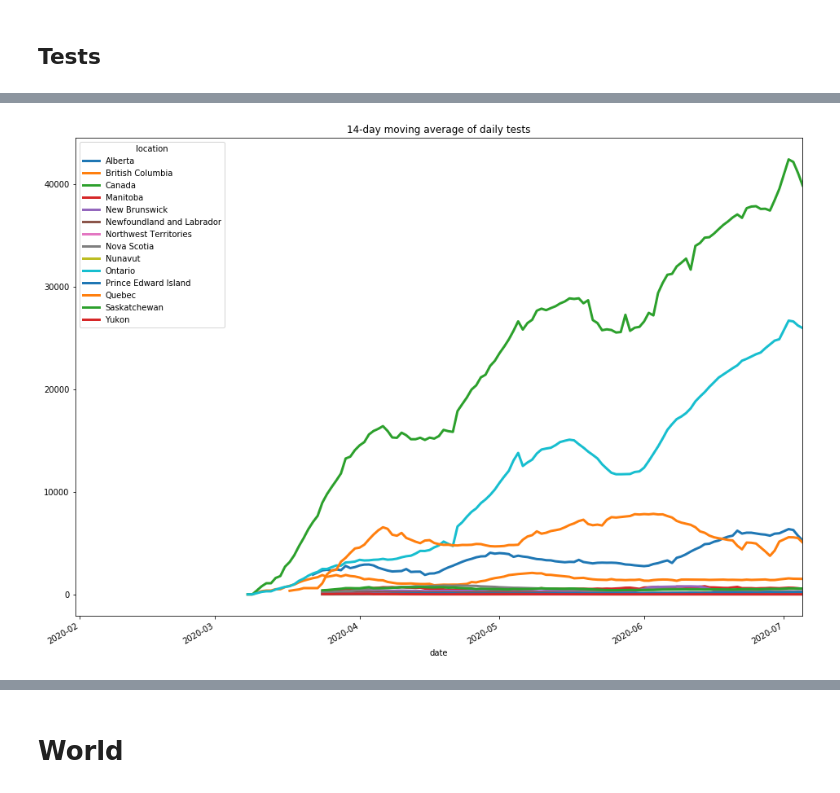
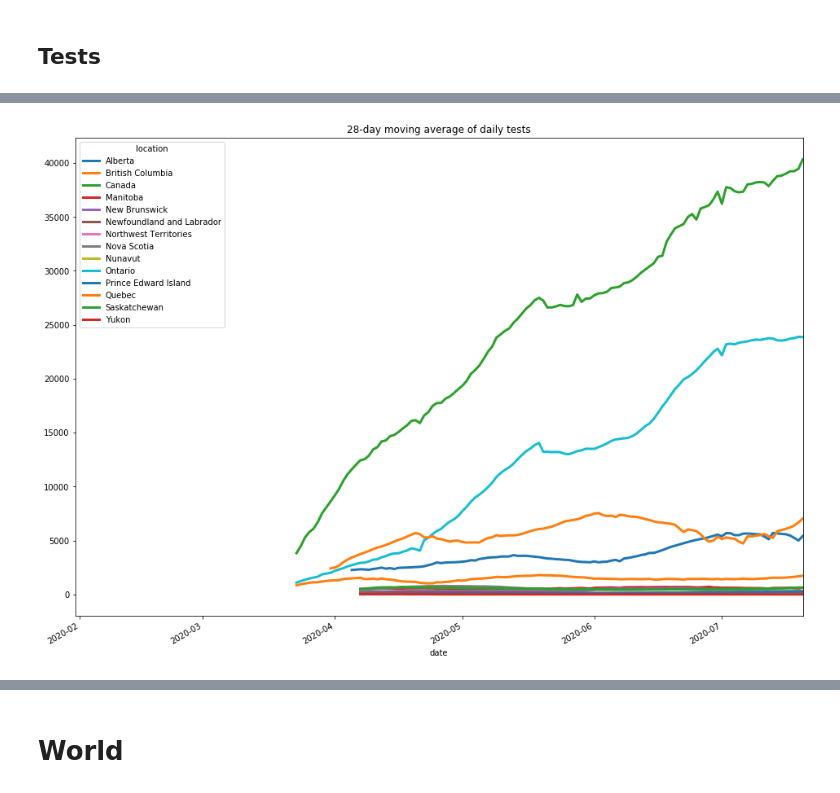
Before and after one commit to cyberlogician/covid-19, a Jupyter notebook: COVID-19.ipynb, the cells around one changed output, grey strips where cells are left out. Saved outputs shown, nothing was run; the diff lists cells and outputs as text; code cells hidden in the pictures.

```diff
--- a/COVID-19.ipynb
+++ b/COVID-19.ipynb
@@ -173,28 +173,28 @@ plt.show()
 # %%
 # Plot Daily Tests - Use Average over last ma_win days
-ma_win = 14
+ma_win = 28
 locations = can.provinces
 
 can_nt = can.var_by_location("new_tests", *locations).rolling(ma_win).mean()
 
 start_date = can_nt.index[0]
 end_date = can_nt.index[-1]
 
 plot_properties = dict(
     figsize=(16,12),
     xlim=(start_date, end_date),
     logy=False,
     lw=3,
     #color=[can.prov_colours[loc] for loc in locations],
     title=f"{ma_win}-day moving average of daily tests",
 )
 
 fig = can_nt.plot(**plot_properties)
 
 #legend_labels = [f"{loc}: Daily Tests={can_nt.to_dict()[loc][max(can_nt[:end_date].index)]:.4f}"
 #                 for loc in sorted(locations)]
 #plt.legend(legend_labels)
 
 plt.show()
 # %% [output]
-[figure, old version]
+[figure, new version]
```
Also changed, not shown: parts of 28 cells of this notebook, 3 other files.
